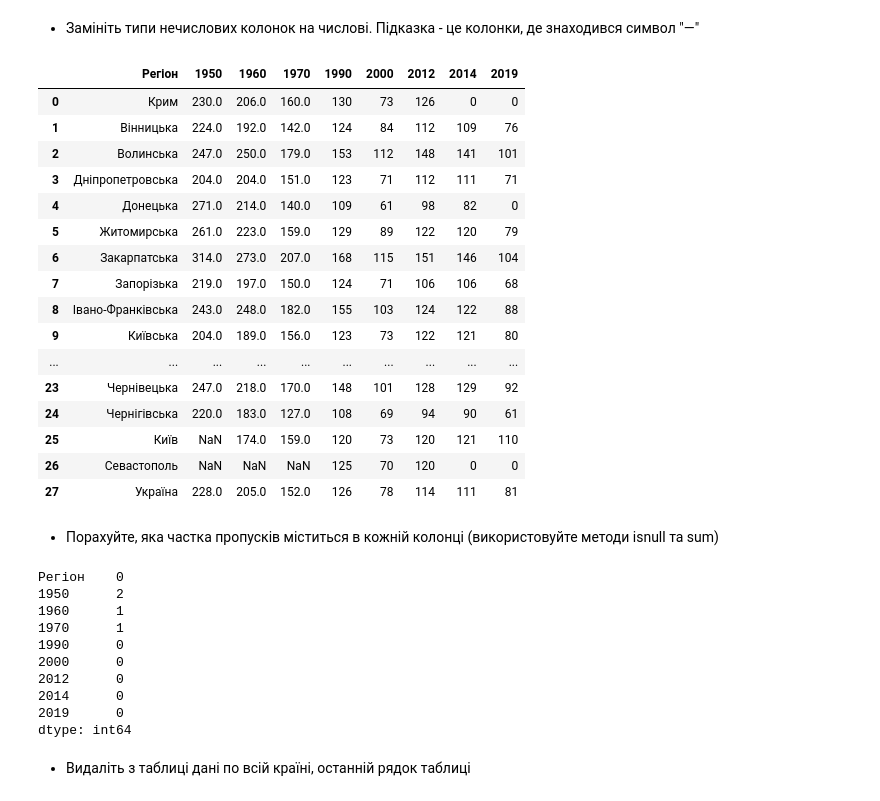
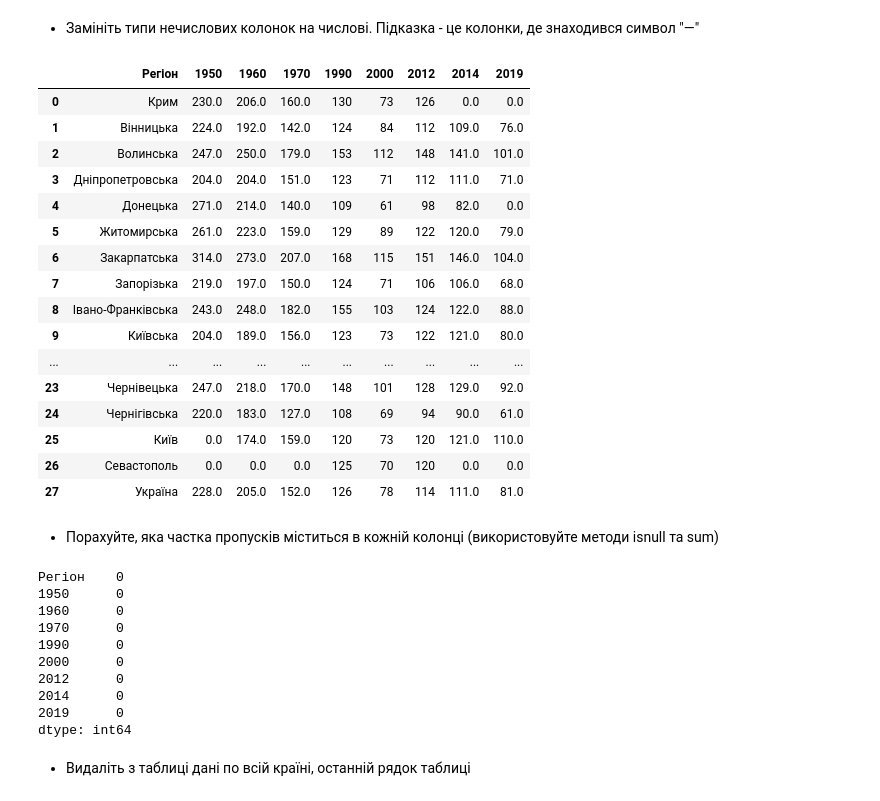
Before and after one commit to Kagev/DataScience, a Jupyter notebook: HW2/DS_HW_2_1.ipynb, the cells around one changed output. Saved outputs shown, nothing was run; the diff lists cells and outputs as text; code cells hidden in the pictures.

Commit message:
homework2 - error correction

```diff
--- a/HW2/DS_HW_2_1.ipynb
+++ b/HW2/DS_HW_2_1.ipynb
@@ -90,27 +90,24 @@ dtype: object
 # %% [markdown]
 *   Замініть типи нечислових колонок на числові. Підказка - це колонки, де знаходився символ "—"
 # %%
-# for column in table.columns[1:]:
-#     table[column] = pd.to_numeric(table[column], errors='coerce')
-
-table.replace(pd.NA, 0, inplace=True)
-
+for column in table.columns[1:]:
+    table[column] = pd.to_numeric(table[column], errors='coerce').fillna(0)
 table
 # %% [output]
 |  | Регіон | 1950 | 1960 | 1970 | 1990 | 2000 | 2012 | 2014 | 2019 |
-| 0 | Крим | 230.0 | 206.0 | 160.0 | 130 | 73 | 126 | 0 | 0 |
-| 1 | Вінницька | 224.0 | 192.0 | 142.0 | 124 | 84 | 112 | 109 | 76 |
-| 2 | Волинська | 247.0 | 250.0 | 179.0 | 153 | 112 | 148 | 141 | 101 |
-| 3 | Дніпропетровська | 204.0 | 204.0 | 151.0 | 123 | 71 | 112 | 111 | 71 |
-| 4 | Донецька | 271.0 | 214.0 | 140.0 | 109 | 61 | 98 | 82 | 0 |
-| 5 | Житомирська | 261.0 | 223.0 | 159.0 | 129 | 89 | 122 | 120 | 79 |
-| 6 | Закарпатська | 314.0 | 273.0 | 207.0 | 168 | 115 | 151 | 146 | 104 |
-| 7 | Запорізька | 219.0 | 197.0 | 150.0 | 124 | 71 | 106 | 106 | 68 |
-| 8 | Івано-Франківська | 243.0 | 248.0 | 182.0 | 155 | 103 | 124 | 122 | 88 |
-| 9 | Київська | 204.0 | 189.0 | 156.0 | 123 | 73 | 122 | 121 | 80 |
+| 0 | Крим | 230.0 | 206.0 | 160.0 | 130 | 73 | 126 | 0.0 | 0.0 |
+| 1 | Вінницька | 224.0 | 192.0 | 142.0 | 124 | 84 | 112 | 109.0 | 76.0 |
+| 2 | Волинська | 247.0 | 250.0 | 179.0 | 153 | 112 | 148 | 141.0 | 101.0 |
+| 3 | Дніпропетровська | 204.0 | 204.0 | 151.0 | 123 | 71 | 112 | 111.0 | 71.0 |
+| 4 | Донецька | 271.0 | 214.0 | 140.0 | 109 | 61 | 98 | 82.0 | 0.0 |
+| 5 | Житомирська | 261.0 | 223.0 | 159.0 | 129 | 89 | 122 | 120.0 | 79.0 |
+| 6 | Закарпатська | 314.0 | 273.0 | 207.0 | 168 | 115 | 151 | 146.0 | 104.0 |
+| 7 | Запорізька | 219.0 | 197.0 | 150.0 | 124 | 71 | 106 | 106.0 | 68.0 |
+| 8 | Івано-Франківська | 243.0 | 248.0 | 182.0 | 155 | 103 | 124 | 122.0 | 88.0 |
+| 9 | Київська | 204.0 | 189.0 | 156.0 | 123 | 73 | 122 | 121.0 | 80.0 |
 | ... | ... | ... | ... | ... | ... | ... | ... | ... | ... |
-| 23 | Чернівецька | 247.0 | 218.0 | 170.0 | 148 | 101 | 128 | 129 | 92 |
-| 24 | Чернігівська | 220.0 | 183.0 | 127.0 | 108 | 69 | 94 | 90 | 61 |
-| 25 | Київ | NaN | 174.0 | 159.0 | 120 | 73 | 120 | 121 | 110 |
-| 26 | Севастополь | NaN | NaN | NaN | 125 | 70 | 120 | 0 | 0 |
-| 27 | Україна | 228.0 | 205.0 | 152.0 | 126 | 78 | 114 | 111 | 81 |
+| 23 | Чернівецька | 247.0 | 218.0 | 170.0 | 148 | 101 | 128 | 129.0 | 92.0 |
+| 24 | Чернігівська | 220.0 | 183.0 | 127.0 | 108 | 69 | 94 | 90.0 | 61.0 |
+| 25 | Київ | 0.0 | 174.0 | 159.0 | 120 | 73 | 120 | 121.0 | 110.0 |
+| 26 | Севастополь | 0.0 | 0.0 | 0.0 | 125 | 70 | 120 | 0.0 | 0.0 |
+| 27 | Україна | 228.0 | 205.0 | 152.0 | 126 | 78 | 114 | 111.0 | 81.0 |
@@ -127,9 +119,9 @@ table
 table.isnull().sum()
 # %% [output]
 Регіон    0
-1950      2
-1960      1
-1970      1
+1950      0
+1960      0
+1970      0
 1990      0
 2000      0
 2012      0
```
Also changed, not shown: parts of 7 cells of this notebook.
